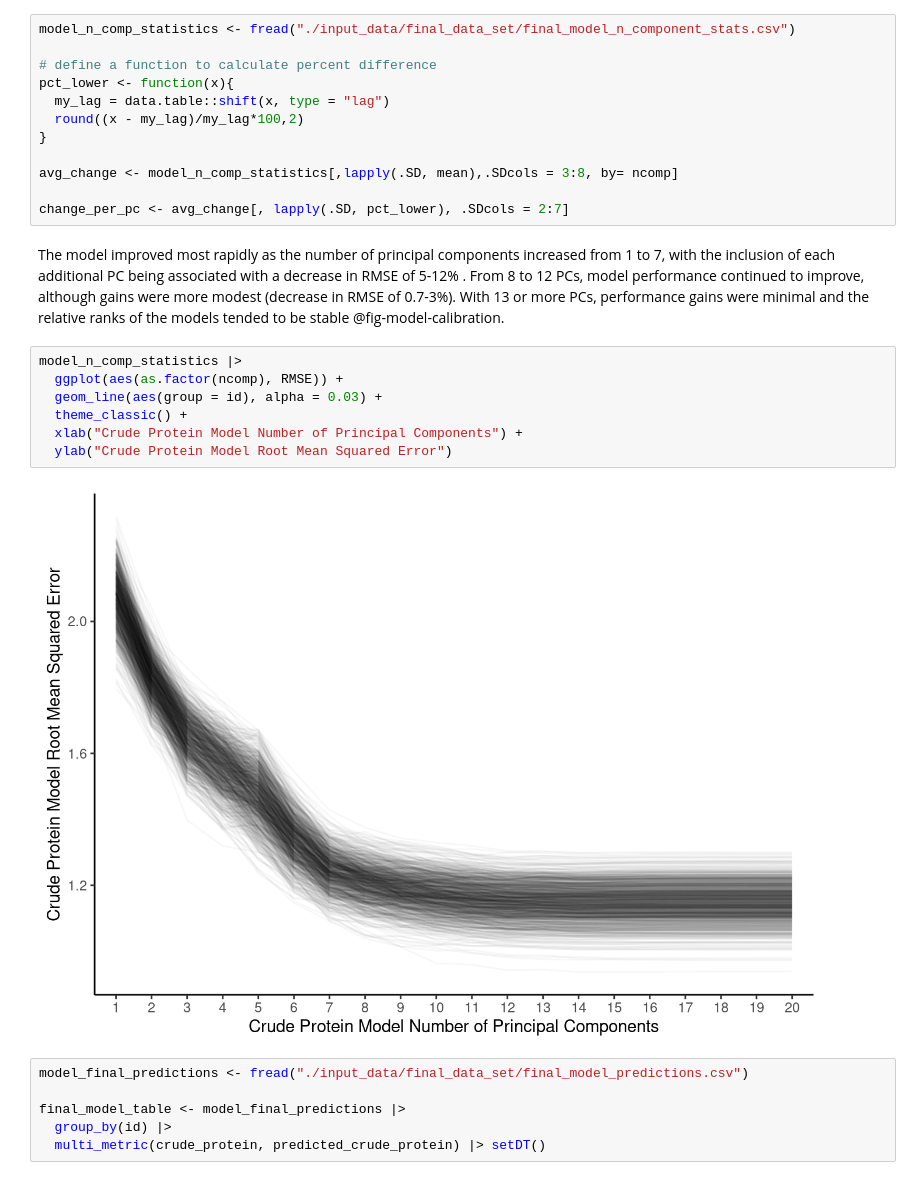
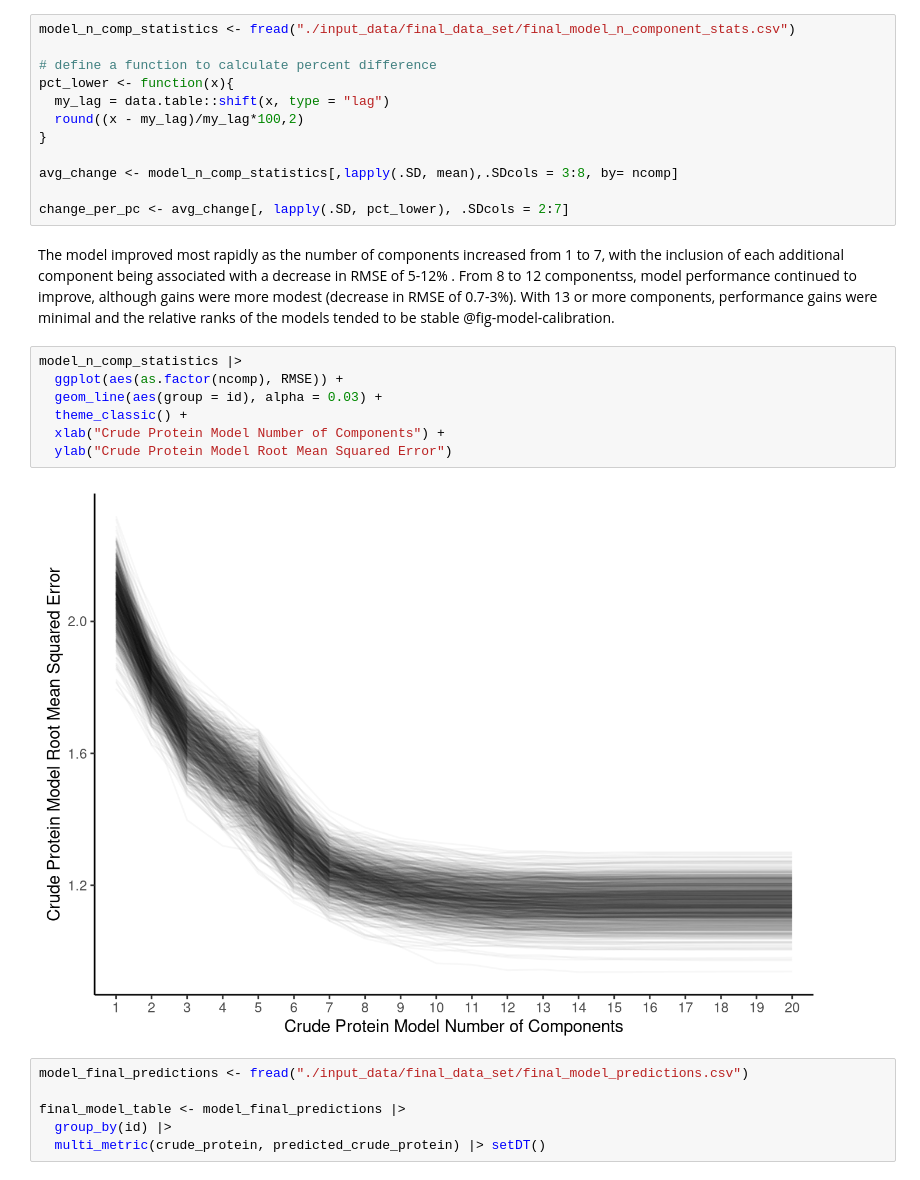
Before and after one commit to rvcrawford/glowing-system, a Jupyter notebook: index.embed.ipynb, the cells around one changed output. Saved outputs shown, nothing was run; the diff lists cells and outputs as text.

```diff
--- a/index.embed.ipynb
+++ b/index.embed.ipynb
@@ -296,16 +292,16 @@ avg_change <- model_n_comp_statistics[,lapply(.SD, mean),.SDcols = 3:8, by= ncom
 
 change_per_pc <- avg_change[, lapply(.SD, pct_lower), .SDcols = 2:7]
 # %% [markdown]
-The model improved most rapidly as the number of principal components increased from 1 to 7, with the inclusion of each additional PC being associated with a decrease in RMSE of 5-12% . From 8 to 12 PCs, model performance continued to improve, although gains were more modest (decrease in RMSE of 0.7-3%). With 13 or more PCs, performance gains were minimal and the relative ranks of the models tended to be stable @fig-model-calibration.
+The model improved most rapidly as the number of components increased from 1 to 7, with the inclusion of each additional component being associated with a decrease in RMSE of 5-12% . From 8 to 12 componentss, model performance continued to improve, although gains were more modest (decrease in RMSE of 0.7-3%). With 13 or more components, performance gains were minimal and the relative ranks of the models tended to be stable @fig-model-calibration.
 # %%
 model_n_comp_statistics |>
   ggplot(aes(as.factor(ncomp), RMSE)) +
   geom_line(aes(group = id), alpha = 0.03) +
   theme_classic() +
-  xlab("Crude Protein Model Number of Principal Components") +
+  xlab("Crude Protein Model Number of Components") +
   ylab("Crude Protein Model Root Mean Squared Error")
 # %% [output]
-[figure, old version]
+[figure, new version]
 # %%
 model_final_predictions <- fread("./input_data/final_data_set/final_model_predictions.csv")
 
```
Also changed, not shown: parts of 6 cells of this notebook, 20 other files.
